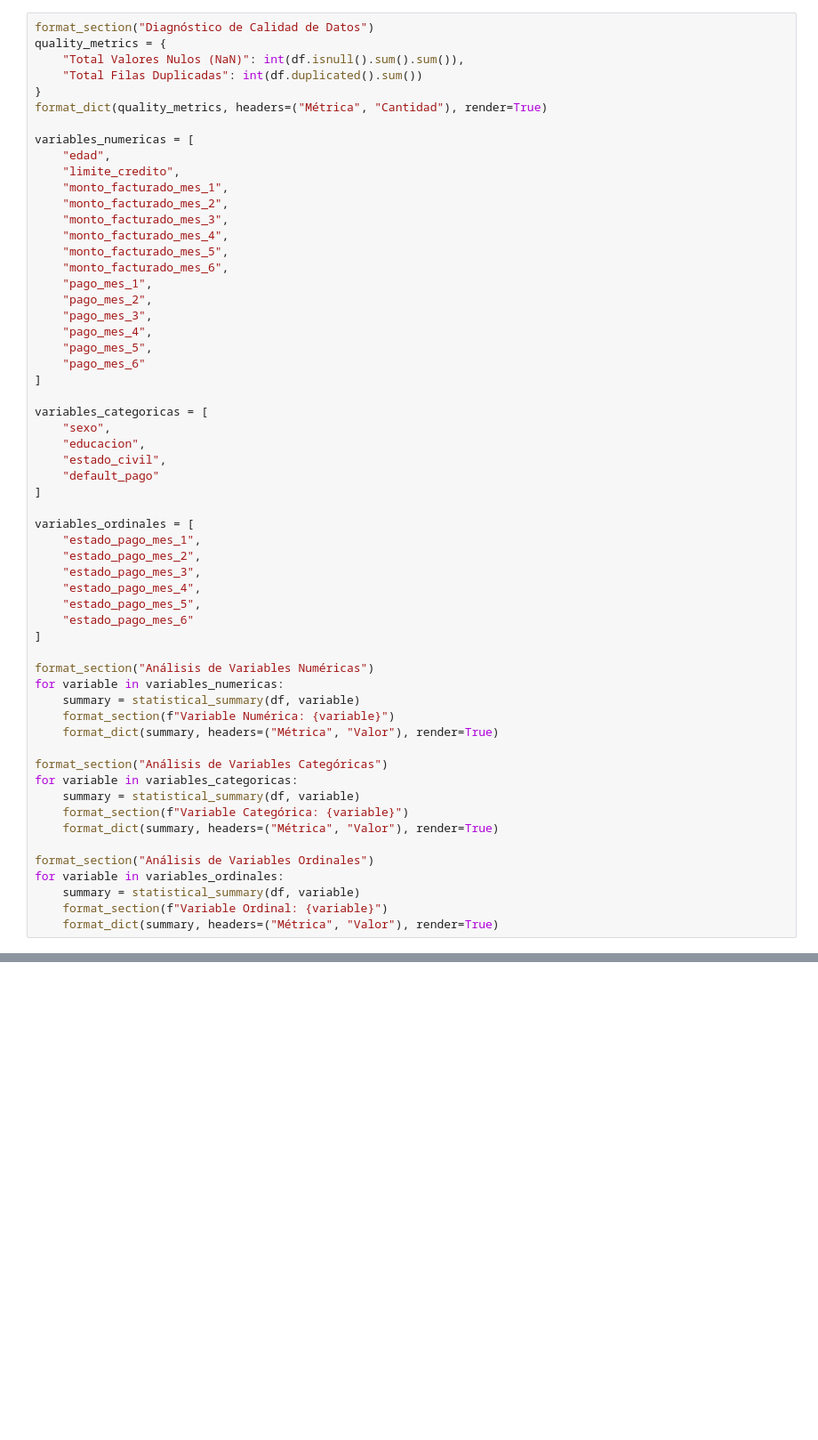
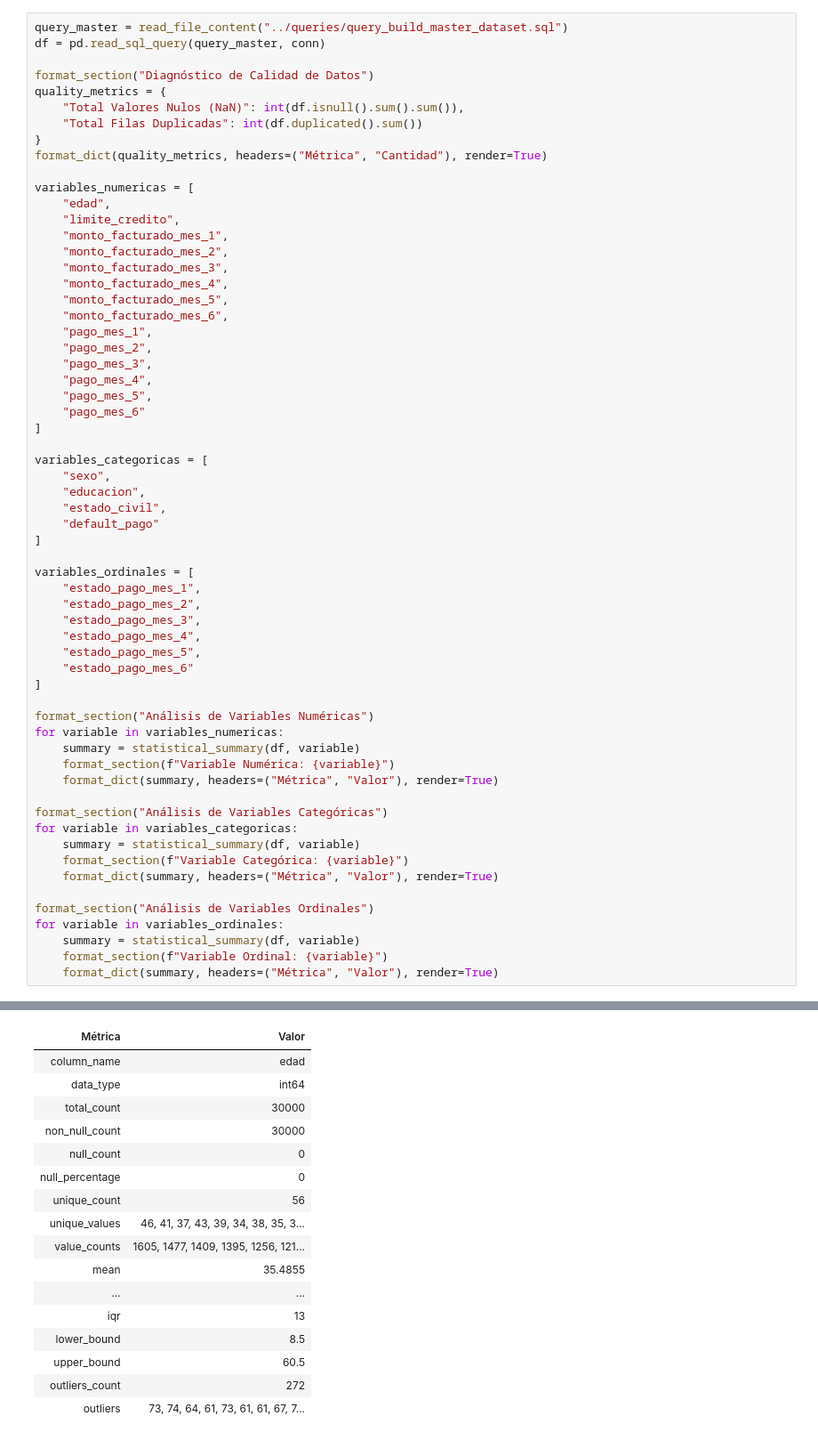
Before and after one commit to MimiRandomDev/credit-default-prediction, a Jupyter notebook: notebooks/01_eda.ipynb, the cells around one changed output, grey strips where cells are left out. Shown at 89% size. Saved outputs shown, nothing was run; the diff lists cells and outputs as text; blank space fills up the shorter version.

```diff
--- a/notebooks/01_eda.ipynb
+++ b/notebooks/01_eda.ipynb
@@ -149,6 +200,9 @@ Finalmente, el análisis confirma que `default_pago` es una variable binaria ade
 
 En conclusión, el dataset presenta una buena calidad estructural inicial, pero todavía contiene varios aspectos que requieren investigación. Las principales prioridades para la siguiente etapa son **comprender los códigos de las variables categóricas y ordinales, investigar los valores negativos de los montos facturados, analizar los valores extremos de pagos y facturación y decidir cómo representar estas variables para Machine Learning**. La limpieza debe realizarse a partir del significado de los datos y del problema de negocio, no únicamente a partir de reglas estadísticas automáticas.
 # %%
+query_master = read_file_content("../queries/query_build_master_dataset.sql")
+df = pd.read_sql_query(query_master, conn)
+
 format_section("Diagnóstico de Calidad de Datos")
 quality_metrics = {
     "Total Valores Nulos (NaN)": int(df.isnull().sum().sum()),
@@ -206,3 +260,4 @@ for variable in variables_ordinales:
     summary = statistical_summary(df, variable)
     format_section(f"Variable Ordinal: {variable}")
     format_dict(summary, headers=("Métrica", "Valor"), render=True)
+# %% [output]
@@ -208,0 +273,17 @@ for variable in variables_ordinales:
+| Métrica | Valor |
+| column_name | edad |
+| data_type | int64 |
+| total_count | 30000 |
+| non_null_count | 30000 |
+| null_count | 0 |
+| null_percentage | 0 |
+| unique_count | 56 |
+| unique_values | 46, 41, 37, 43, 39, 34, 38, 35, 3... |
+| value_counts | 1605, 1477, 1409, 1395, 1256, 121... |
+| mean | 35.4855 |
+| ... | ... |
+| iqr | 13 |
+| lower_bound | 8.5 |
+| upper_bound | 60.5 |
+| outliers_count | 272 |
+| outliers | 73, 74, 64, 61, 73, 61, 61, 67, 7... |
```
Also changed, not shown: parts of 25 cells of this notebook, 4 other files.
